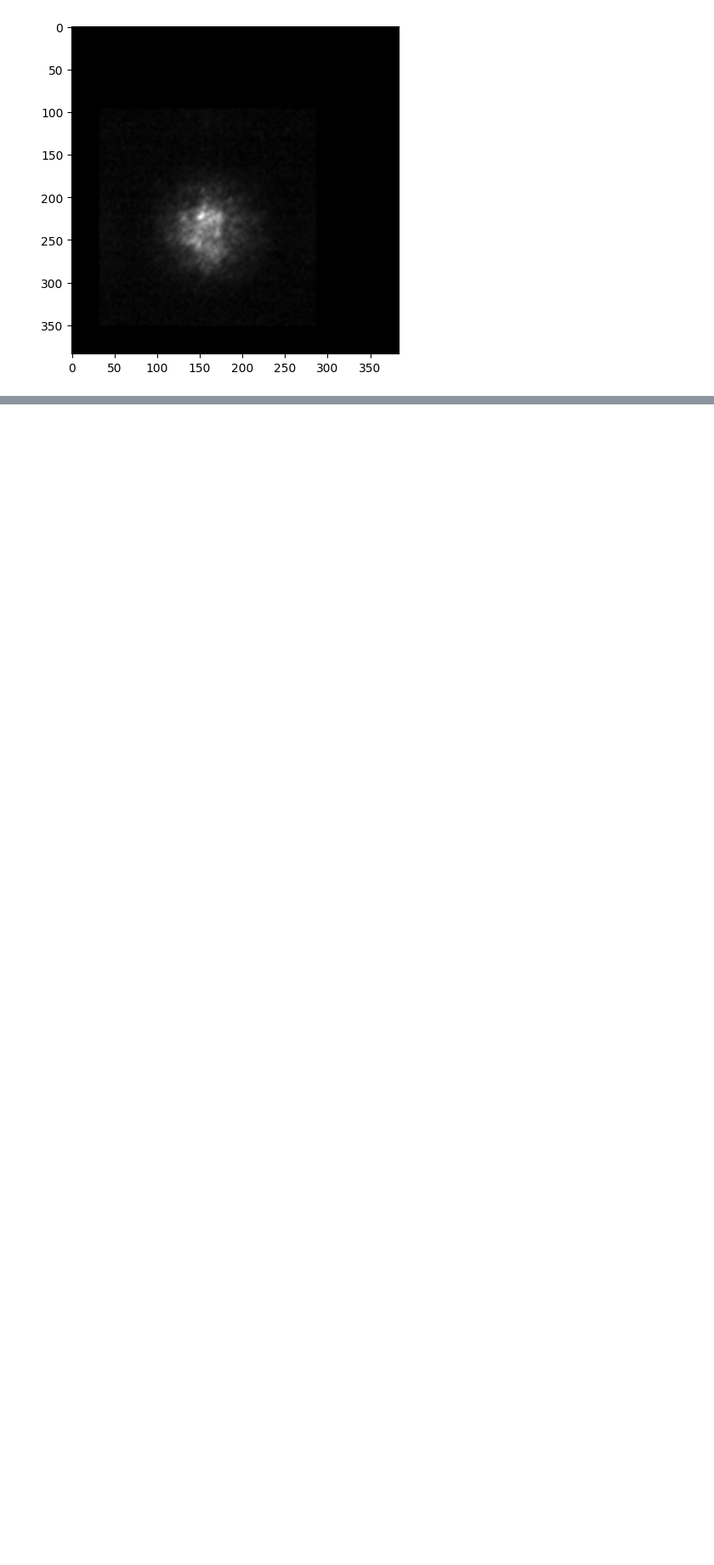
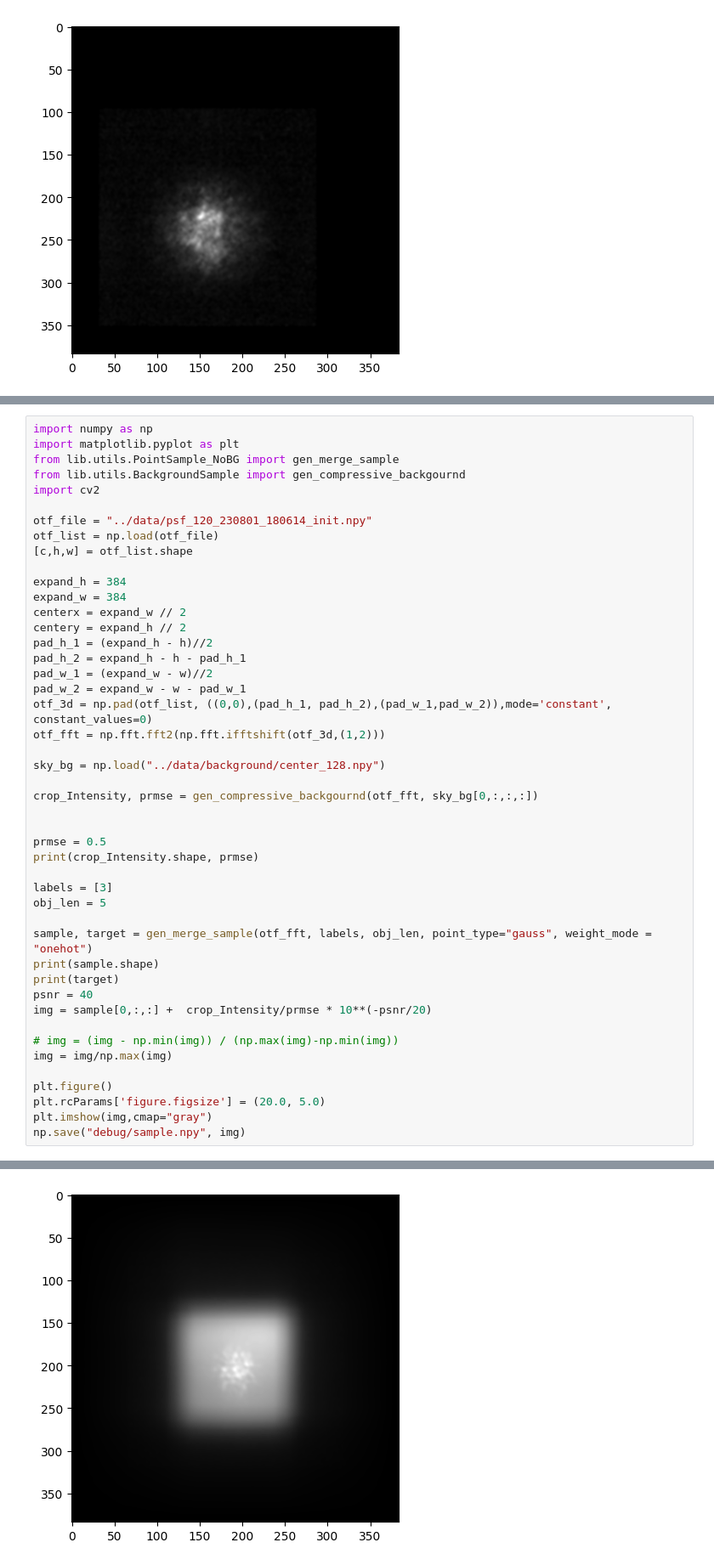
Before and after one commit to weinaike/CenterNet, a Jupyter notebook: src/show.ipynb, the cells around one changed output, grey strips where cells are left out. Shown at 85% size. Drawn from its saved outputs; the diff is of its cells as text; blank space fills up the shorter version.

```diff
--- a/src/show.ipynb
+++ b/src/show.ipynb
@@ -501,0 +363,47 @@ IndexError: list index out of range
+# %%
+import numpy as np
+import matplotlib.pyplot as plt
+from lib.utils.PointSample_NoBG import gen_merge_sample
+from lib.utils.BackgroundSample import gen_compressive_backgournd
+import cv2
+
+otf_file = "../data/psf_120_230801_180614_init.npy"
+otf_list = np.load(otf_file)
+[c,h,w] = otf_list.shape
+
+expand_h = 384
+expand_w = 384
+centerx = expand_w // 2
+centery = expand_h // 2
+pad_h_1 = (expand_h - h)//2
+pad_h_2 = expand_h - h - pad_h_1
+pad_w_1 = (expand_w - w)//2
+pad_w_2 = expand_w - w - pad_w_1
+otf_3d = np.pad(otf_list, ((0,0),(pad_h_1, pad_h_2),(pad_w_1,pad_w_2)),mode='constant', constant_values=0)
+otf_fft = np.fft.fft2(np.fft.ifftshift(otf_3d,(1,2)))
+
+sky_bg = np.load("../data/background/center_128.npy")
+
+crop_Intensity, prmse = gen_compressive_backgournd(otf_fft, sky_bg[0,:,:,:])
+
+
+prmse = 0.5
+print(crop_Intensity.shape, prmse)
+
+labels = [3]
+obj_len = 5
+
+sample, target = gen_merge_sample(otf_fft, labels, obj_len, point_type="gauss", weight_mode = "onehot")
+print(sample.shape)
+print(target)
+psnr = 40
+img = sample[0,:,:] +  crop_Intensity/prmse * 10**(-psnr/20)
+
+# img = (img - np.min(img)) / (np.max(img)-np.min(img))
+img = img/np.max(img)
+
+plt.figure()
+plt.rcParams['figure.figsize'] = (20.0, 5.0)
+plt.imshow(img,cmap="gray")
+np.save("debug/sample.npy", img)
+# %% [output]
@@ -501,0 +413 @@ IndexError: list index out of range
+[figure, added]
```
Also changed, not shown: parts of 5 cells of this notebook, 13 other files.
